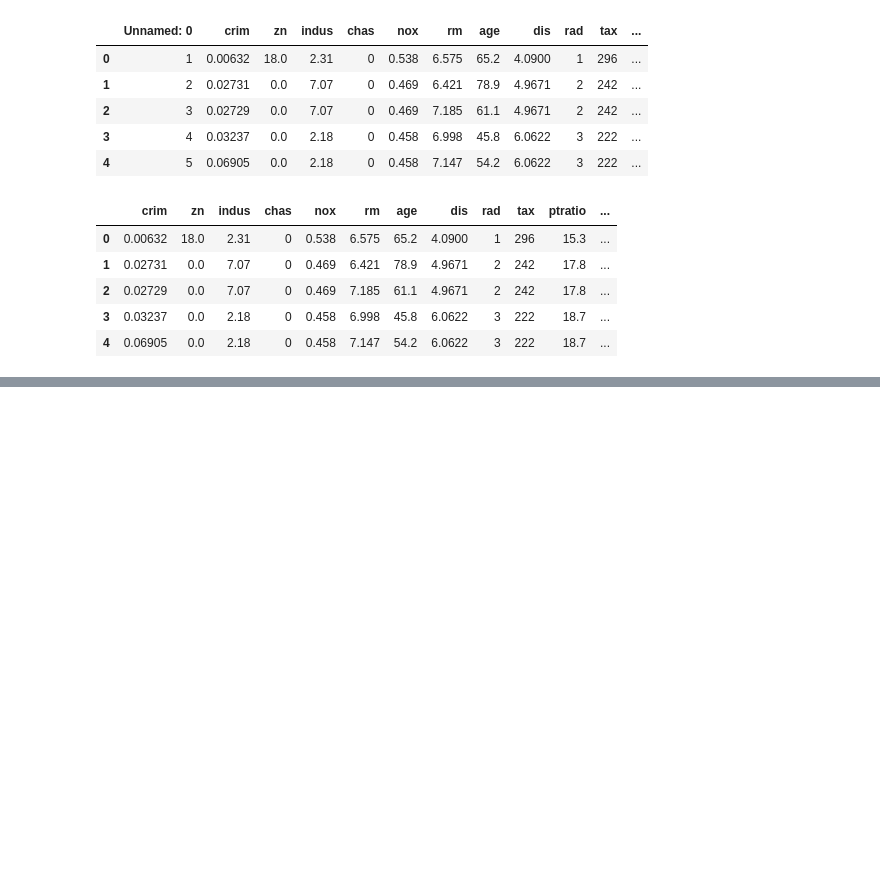
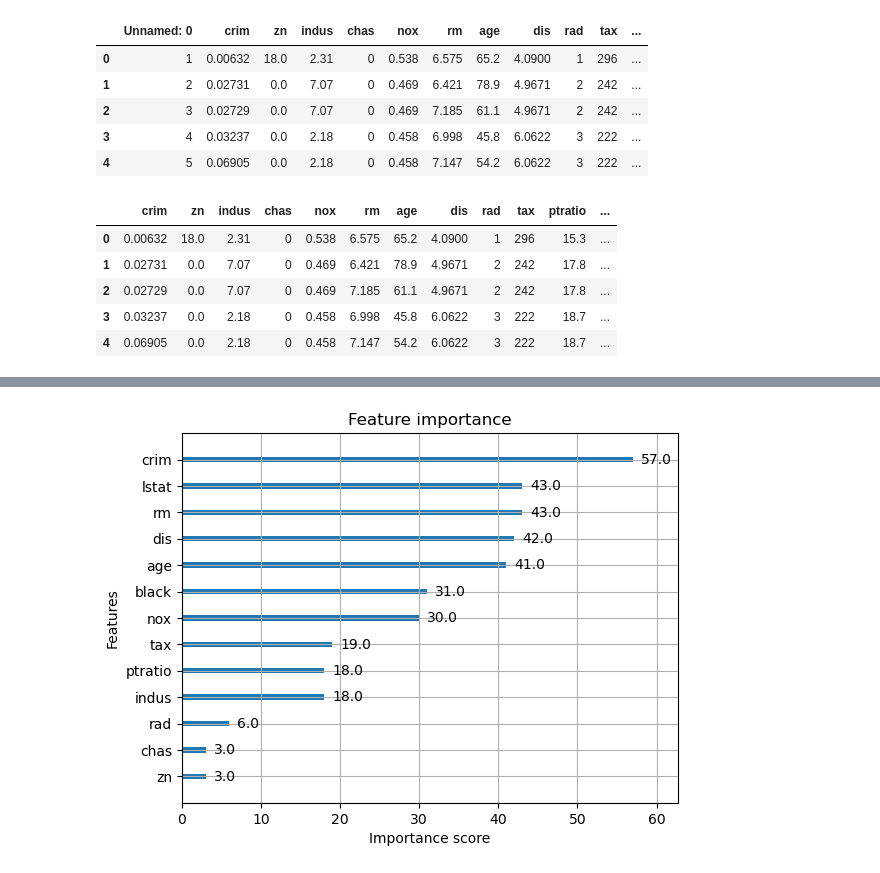
Before and after one commit to BerkleyLim/ai_edu, a Jupyter notebook: based/3weeks/xgb_boston.ipynb, the cells around one changed output, grey strips where cells are left out. Saved outputs shown, nothing was run; the diff lists cells and outputs as text; code cells hidden in the pictures; blank space fills up the shorter version.

```diff
--- a/based/3weeks/xgb_boston.ipynb
+++ b/based/3weeks/xgb_boston.ipynb
@@ -59,0 +146,6 @@ X.head()
+# %%
+xgb.plot_importance(model_xgbr)
+plt.rcParams['figure.figsize'] = [10, 10]
+plt.show()
+# %% [output]
+[figure, added]
```
Also changed, not shown: parts of 13 cells of this notebook.
